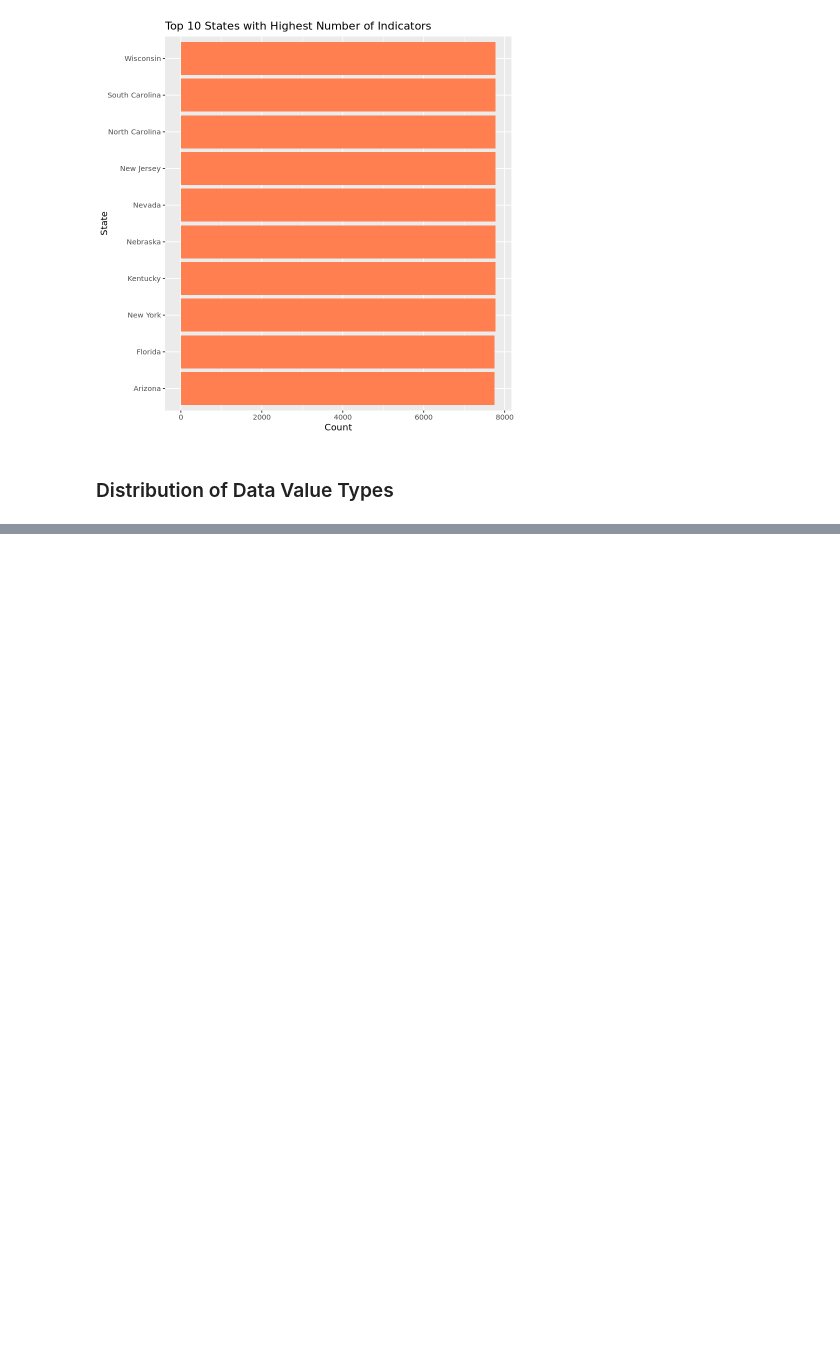
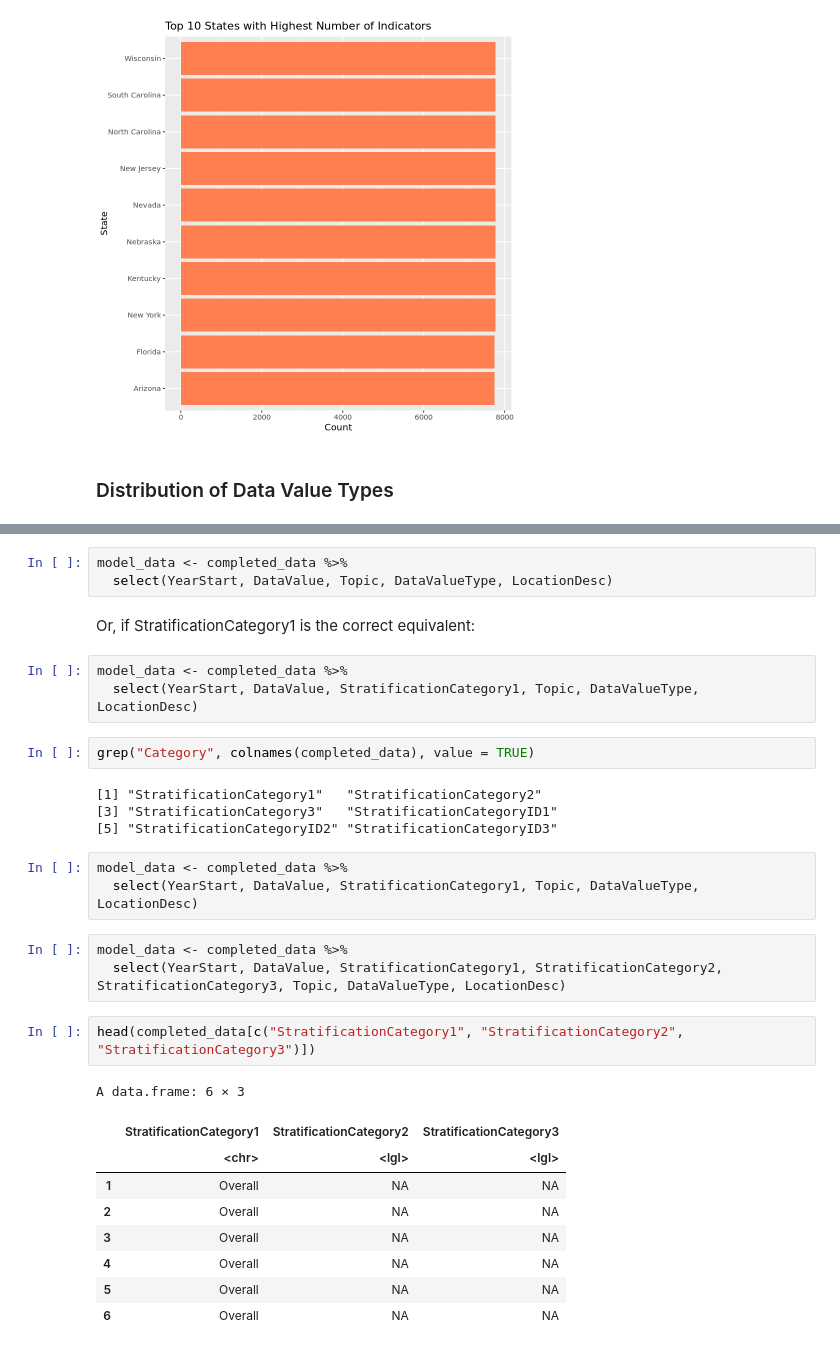
Before and after one commit to jparep/healthcare-analytics-with-R, a Jupyter notebook: healthcare-analysis.ipynb, the cells around one changed output, grey strips where cells are left out. Saved outputs shown, nothing was run; the diff lists cells and outputs as text; blank space fills up the shorter version.

```diff
--- a/healthcare-analysis.ipynb
+++ b/healthcare-analysis.ipynb
@@ -304,0 +334,32 @@ Selecting by n
+# %%
+model_data <- completed_data %>%
+  select(YearStart, DataValue, Topic, DataValueType, LocationDesc)
+# %% [markdown]
+Or, if StratificationCategory1 is the correct equivalent:
+# %%
+model_data <- completed_data %>%
+  select(YearStart, DataValue, StratificationCategory1, Topic, DataValueType, LocationDesc)
+# %%
+grep("Category", colnames(completed_data), value = TRUE)
+# %% [output]
+[1] "StratificationCategory1"   "StratificationCategory2"
+[3] "StratificationCategory3"   "StratificationCategoryID1"
+[5] "StratificationCategoryID2" "StratificationCategoryID3"
+# %%
+model_data <- completed_data %>%
+  select(YearStart, DataValue, StratificationCategory1, Topic, DataValueType, LocationDesc)
+# %%
+model_data <- completed_data %>%
+  select(YearStart, DataValue, StratificationCategory1, StratificationCategory2, StratificationCategory3, Topic, DataValueType, LocationDesc)
+# %%
+head(completed_data[c("StratificationCategory1", "StratificationCategory2", "StratificationCategory3")])
+# %% [output]
+A data.frame: 6 × 3
+|  | StratificationCategory1 | StratificationCategory2 | StratificationCategory3 |
+|  | <chr> | <lgl> | <lgl> |
+| 1 | Overall | NA | NA |
+| 2 | Overall | NA | NA |
+| 3 | Overall | NA | NA |
+| 4 | Overall | NA | NA |
+| 5 | Overall | NA | NA |
+| 6 | Overall | NA | NA |
```
Also changed, not shown: parts of 3 cells of this notebook.
